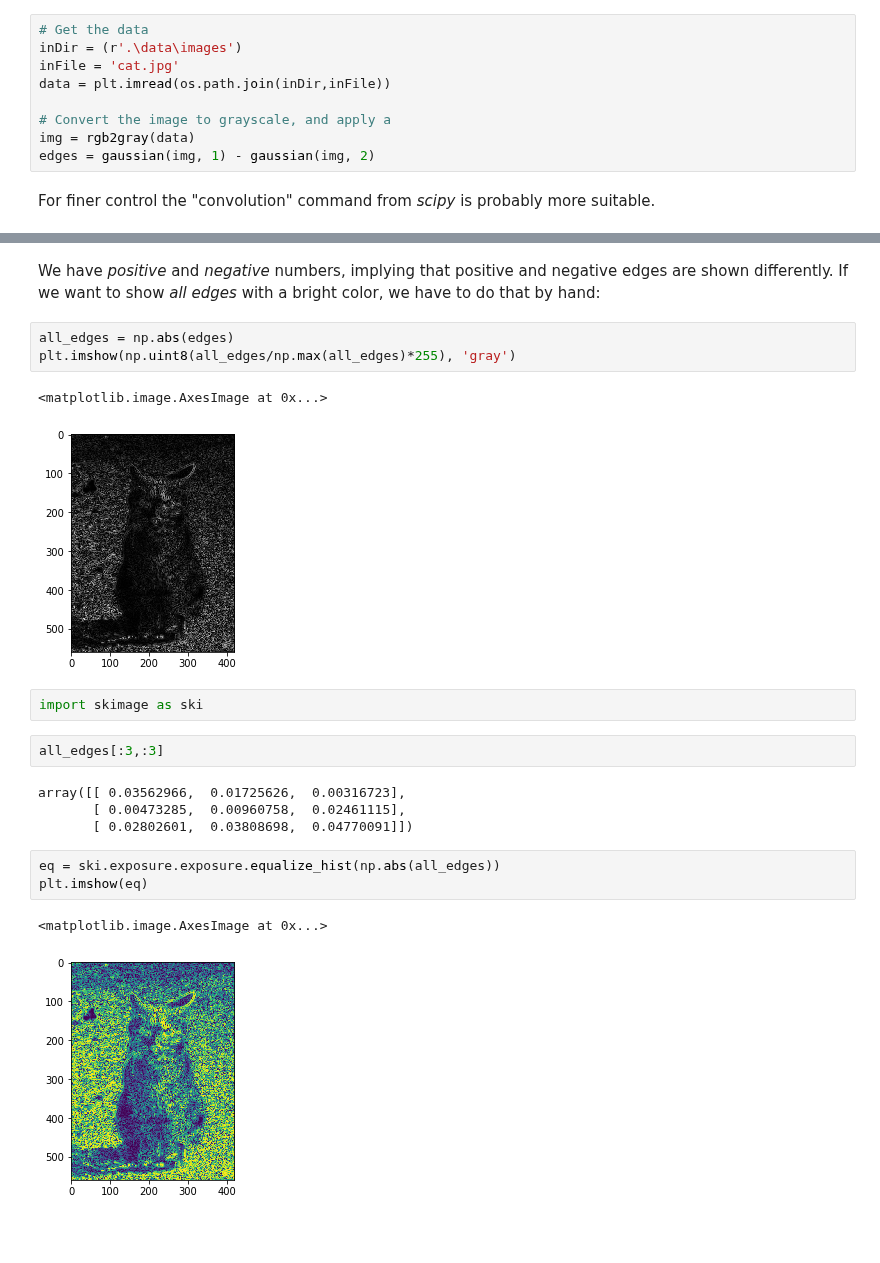
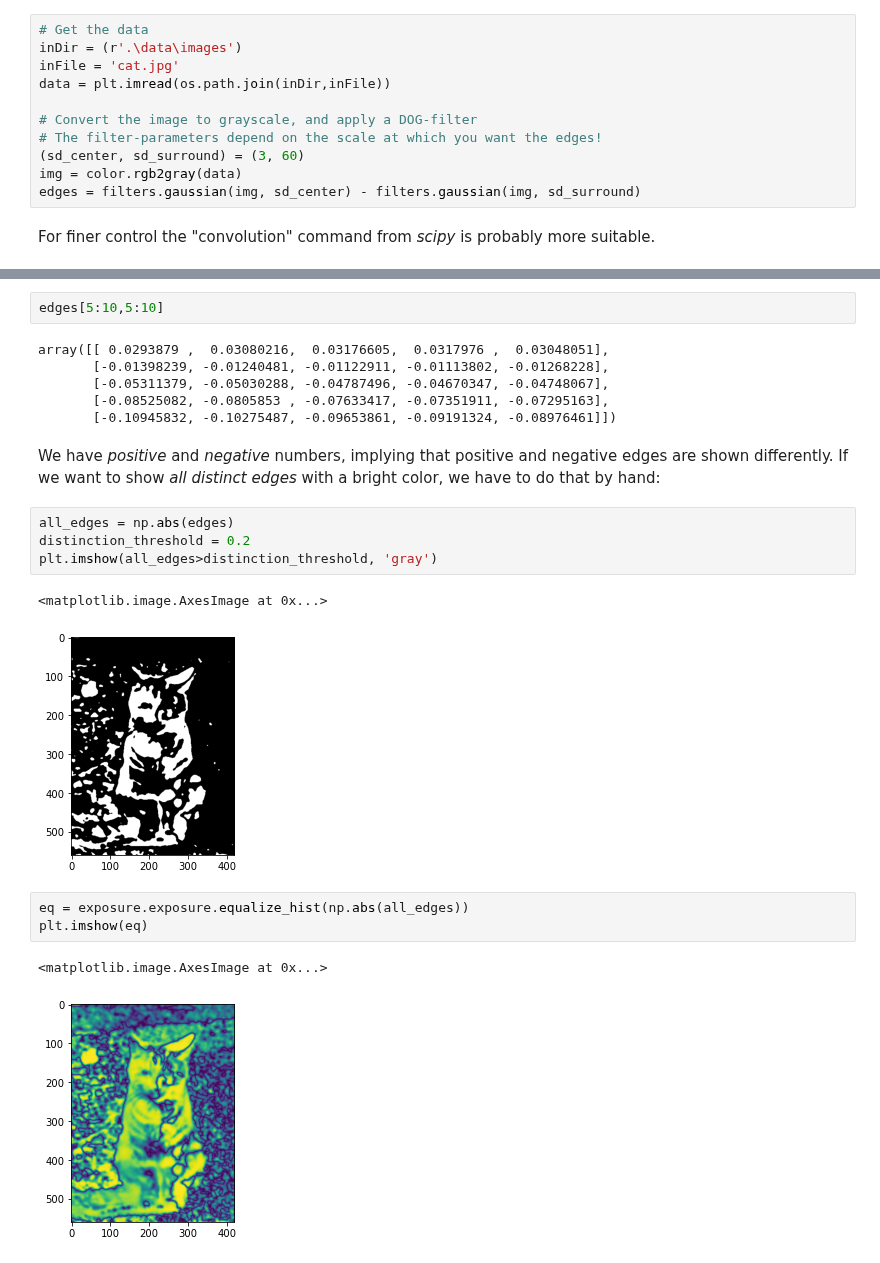
Before and after one commit to thomas-haslwanter/CSS_ipynb, a Jupyter notebook: ImgProc_3_GanglionCell.ipynb, the cells around one changed output, grey strips where cells are left out. Saved outputs shown, nothing was run; the diff lists cells and outputs as text; blank space fills up the shorter version.

```diff
--- a/ImgProc_3_GanglionCell.ipynb
+++ b/ImgProc_3_GanglionCell.ipynb
@@ -28,9 +29,11 @@ inDir = (r'.\data\images')
 inFile = 'cat.jpg'
 data = plt.imread(os.path.join(inDir,inFile))
 
-# Convert the image to grayscale, and apply a
-img = rgb2gray(data)
-edges = gaussian(img, 1) - gaussian(img, 2)
+# Convert the image to grayscale, and apply a DOG-filter
+# The filter-parameters depend on the scale at which you want the edges!
+(sd_center, sd_surround) = (3, 60)
+img = color.rgb2gray(data)
+edges = filters.gaussian(img, sd_center) - filters.gaussian(img, sd_surround)
 # %% [markdown]
 For finer control the "convolution" command from *scipy* is probably more suitable.
 # %%
@@ -47,25 +44,26 @@ array([[-0.03562966, -0.01725626,  0.00316723],
+# %%
+edges[5:10,5:10]
+# %% [output]
+array([[ 0.0293879 ,  0.03080216,  0.03176605,  0.0317976 ,  0.03048051],
+       [-0.01398239, -0.01240481, -0.01122911, -0.01113802, -0.01268228],
+       [-0.05311379, -0.05030288, -0.04787496, -0.04670347, -0.04748067],
+       [-0.08525082, -0.0805853 , -0.07633417, -0.07351911, -0.07295163],
+       [-0.10945832, -0.10275487, -0.09653861, -0.09191324, -0.08976461]])
 # %% [markdown]
-We have *positive* and *negative* numbers, implying that positive and negative edges are shown differently. If we want to show *all edges* with a bright color, we have to do that by hand:
+We have *positive* and *negative* numbers, implying that positive and negative edges are shown differently. If we want to show *all distinct edges* with a bright color, we have to do that by hand:
 # %%
 all_edges = np.abs(edges)
-plt.imshow(np.uint8(all_edges/np.max(all_edges)*255), 'gray')
+distinction_threshold = 0.2
+plt.imshow(all_edges>distinction_threshold, 'gray')
 # %% [output]
 <matplotlib.image.AxesImage at 0x...>
-[figure, old version]
+[figure, new version]
-# %%
-import skimage as ski
-# %%
-all_edges[:3,:3]
-# %% [output]
-array([[ 0.03562966,  0.01725626,  0.00316723],
-       [ 0.00473285,  0.00960758,  0.02461115],
-       [ 0.02802601,  0.03808698,  0.04770091]])
 # %%
-eq = ski.exposure.exposure.equalize_hist(np.abs(all_edges))
+eq = exposure.exposure.equalize_hist(np.abs(all_edges))
 plt.imshow(eq)
 # %% [output]
 <matplotlib.image.AxesImage at 0x...>
-[figure, old version]
+[figure, new version]
 # %% [markdown]
 <img src="data\images\Backward.png" align='left'> [ImgProc_2_Filtering](ImgProc_2_Filtering.ipynb)
 # %% [markdown]
```
Also changed, not shown: parts of 5 cells of this notebook, 12 other files.
